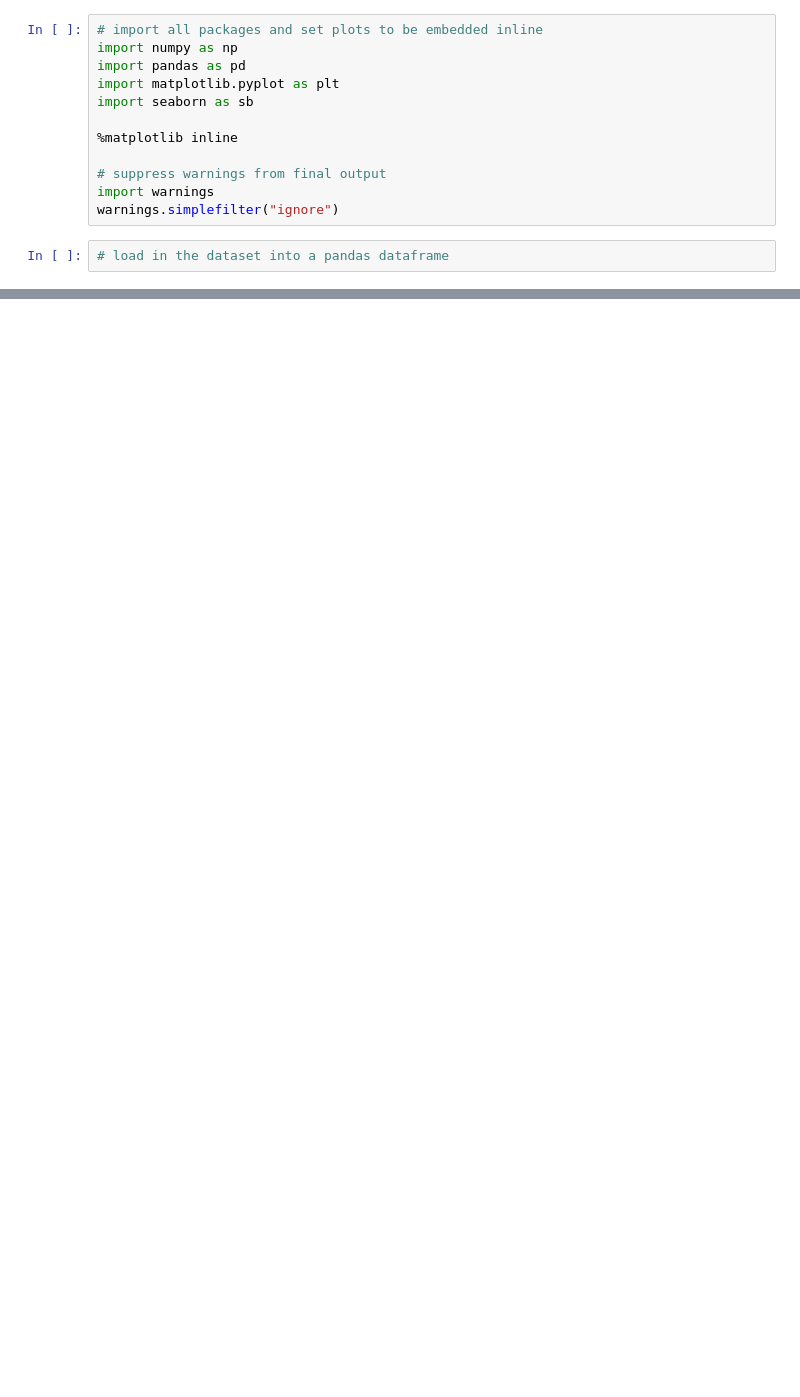
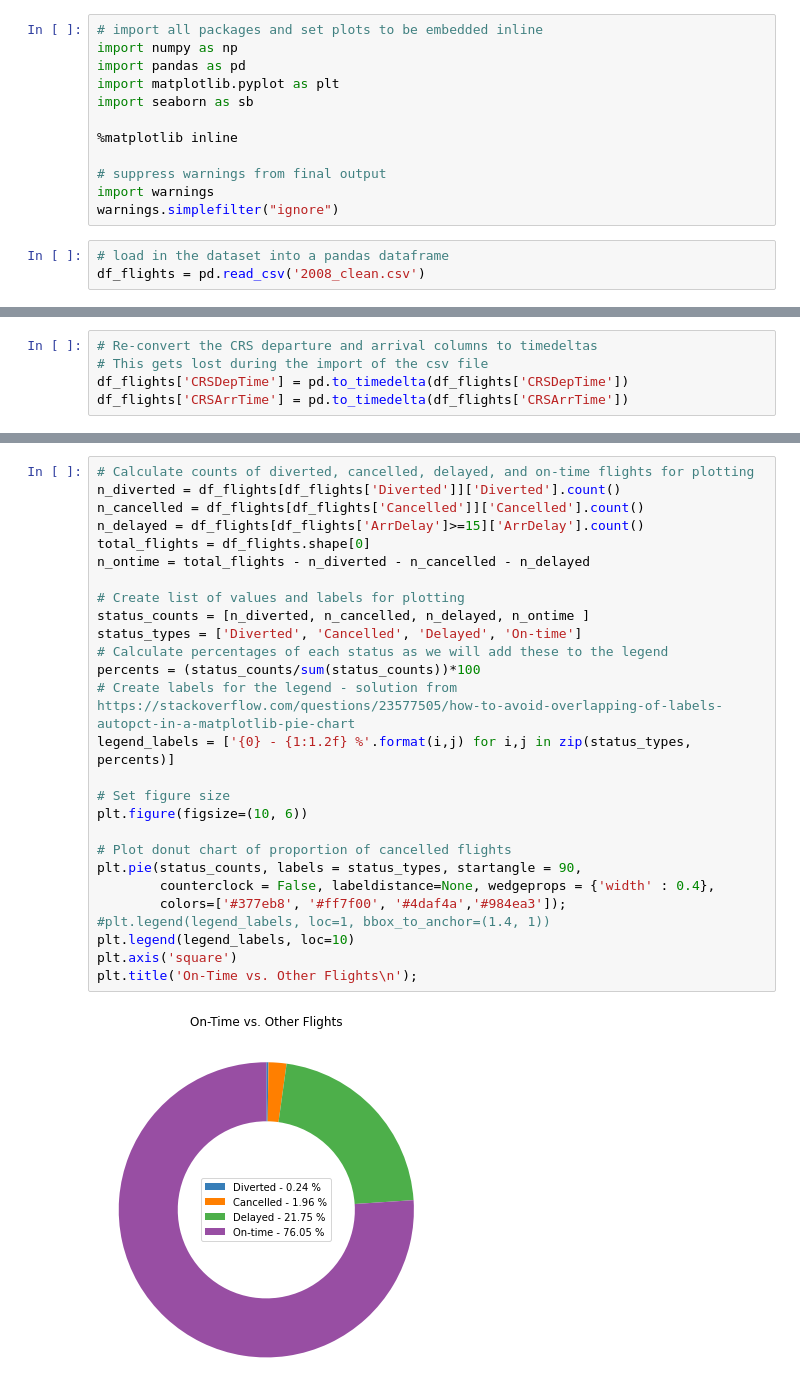
Before and after one commit to maleina/US-Flight-Data, a Jupyter notebook: flight_data_slide_deck.ipynb, the cells around one changed output, grey strips where cells are left out. Saved outputs shown, nothing was run; the diff lists cells and outputs as text; blank space fills up the shorter version.

```diff
--- a/flight_data_slide_deck.ipynb
+++ b/flight_data_slide_deck.ipynb
@@ -23,3 +26,4 @@ import warnings
 warnings.simplefilter("ignore")
 # %%
 # load in the dataset into a pandas dataframe
+df_flights = pd.read_csv('2008_clean.csv')
@@ -50,0 +30,5 @@ before you finish your presentation!
+# %%
+# Re-convert the CRS departure and arrival columns to timedeltas
+# This gets lost during the import of the csv file
+df_flights['CRSDepTime'] = pd.to_timedelta(df_flights['CRSDepTime'])
+df_flights['CRSArrTime'] = pd.to_timedelta(df_flights['CRSArrTime'])
@@ -50,0 +43,29 @@ before you finish your presentation!
+# %%
+# Calculate counts of diverted, cancelled, delayed, and on-time flights for plotting
+n_diverted = df_flights[df_flights['Diverted']]['Diverted'].count()
+n_cancelled = df_flights[df_flights['Cancelled']]['Cancelled'].count()
+n_delayed = df_flights[df_flights['ArrDelay']>=15]['ArrDelay'].count()
+total_flights = df_flights.shape[0]
+n_ontime = total_flights - n_diverted - n_cancelled - n_delayed
+
+# Create list of values and labels for plotting
+status_counts = [n_diverted, n_cancelled, n_delayed, n_ontime ]
+status_types = ['Diverted', 'Cancelled', 'Delayed', 'On-time']
+# Calculate percentages of each status as we will add these to the legend
+percents = (status_counts/sum(status_counts))*100
+# Create labels for the legend - solution from https://stackoverflow.com/questions/23577505/how-to-avoid-overlapping-of-labels-autopct-in-a-matplotlib-pie-chart
+legend_labels = ['{0} - {1:1.2f} %'.format(i,j) for i,j in zip(status_types, percents)]
+
+# Set figure size
+plt.figure(figsize=(10, 6))
+
+# Plot donut chart of proportion of cancelled flights
+plt.pie(status_counts, labels = status_types, startangle = 90,
+        counterclock = False, labeldistance=None, wedgeprops = {'width' : 0.4},
+        colors=['#377eb8', '#ff7f00', '#4daf4a','#984ea3']);
+#plt.legend(legend_labels, loc=1, bbox_to_anchor=(1.4, 1))
+plt.legend(legend_labels, loc=10)
+plt.axis('square')
+plt.title('On-Time vs. Other Flights\n');
+# %% [output]
+[figure, added]
```
Also changed, not shown: parts of 36 cells of this notebook, 6 other files.
